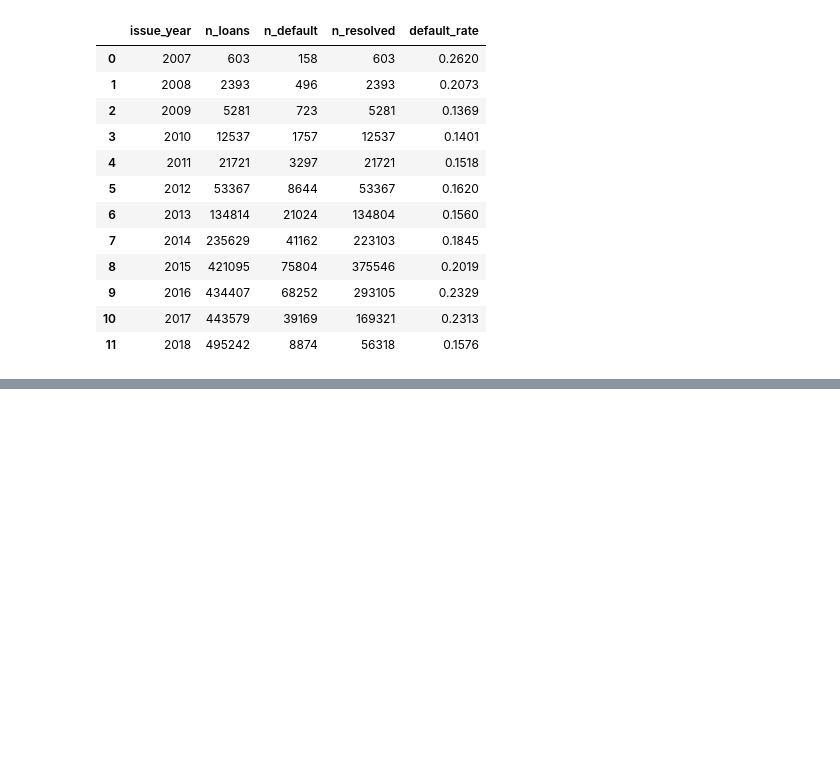
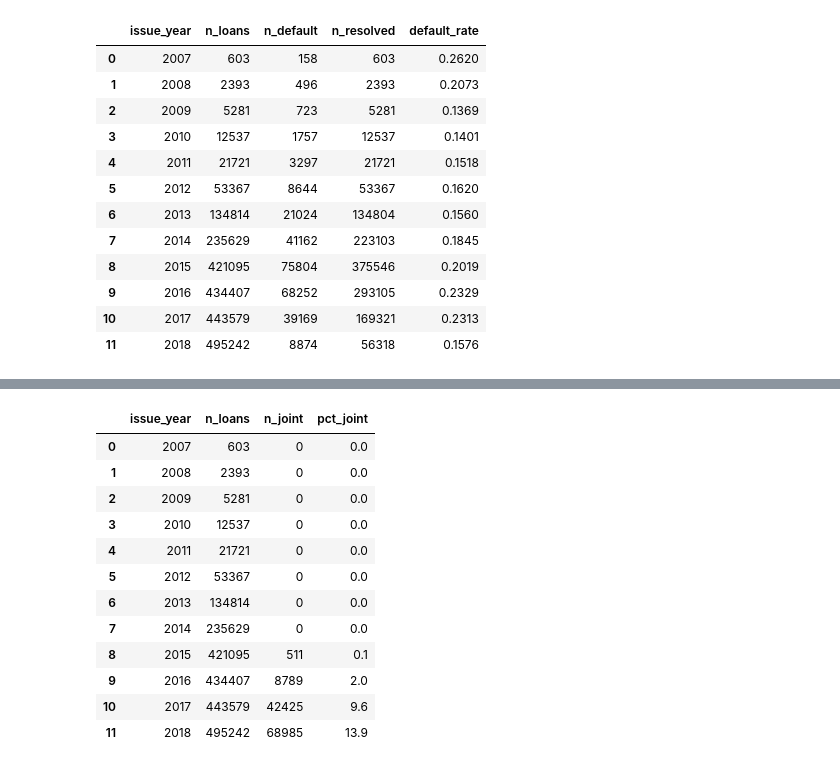
Before and after one commit to EvaVareille/credit-risk-default-prediction, a Jupyter notebook: notebooks/01_data_audit.ipynb, the cells around one changed output, grey strips where cells are left out. Cells and saved outputs as stored; diff of their text form; code cells hidden in the pictures; blank space fills up the shorter version.

```diff
--- a/notebooks/01_data_audit.ipynb
+++ b/notebooks/01_data_audit.ipynb
@@ -106,0 +184,16 @@ audit.loans_per_issue_year(con)
+# %%
+audit.run_sql_file(con, "06_application_type_by_year")
+# %% [output]
+|  | issue_year | n_loans | n_joint | pct_joint |
+| 0 | 2007 | 603 | 0 | 0.0 |
+| 1 | 2008 | 2393 | 0 | 0.0 |
+| 2 | 2009 | 5281 | 0 | 0.0 |
+| 3 | 2010 | 12537 | 0 | 0.0 |
+| 4 | 2011 | 21721 | 0 | 0.0 |
+| 5 | 2012 | 53367 | 0 | 0.0 |
+| 6 | 2013 | 134814 | 0 | 0.0 |
+| 7 | 2014 | 235629 | 0 | 0.0 |
+| 8 | 2015 | 421095 | 511 | 0.1 |
+| 9 | 2016 | 434407 | 8789 | 2.0 |
+| 10 | 2017 | 443579 | 42425 | 9.6 |
+| 11 | 2018 | 495242 | 68985 | 13.9 |
```
Also changed, not shown: parts of 17 cells of this notebook, 22 other files.
